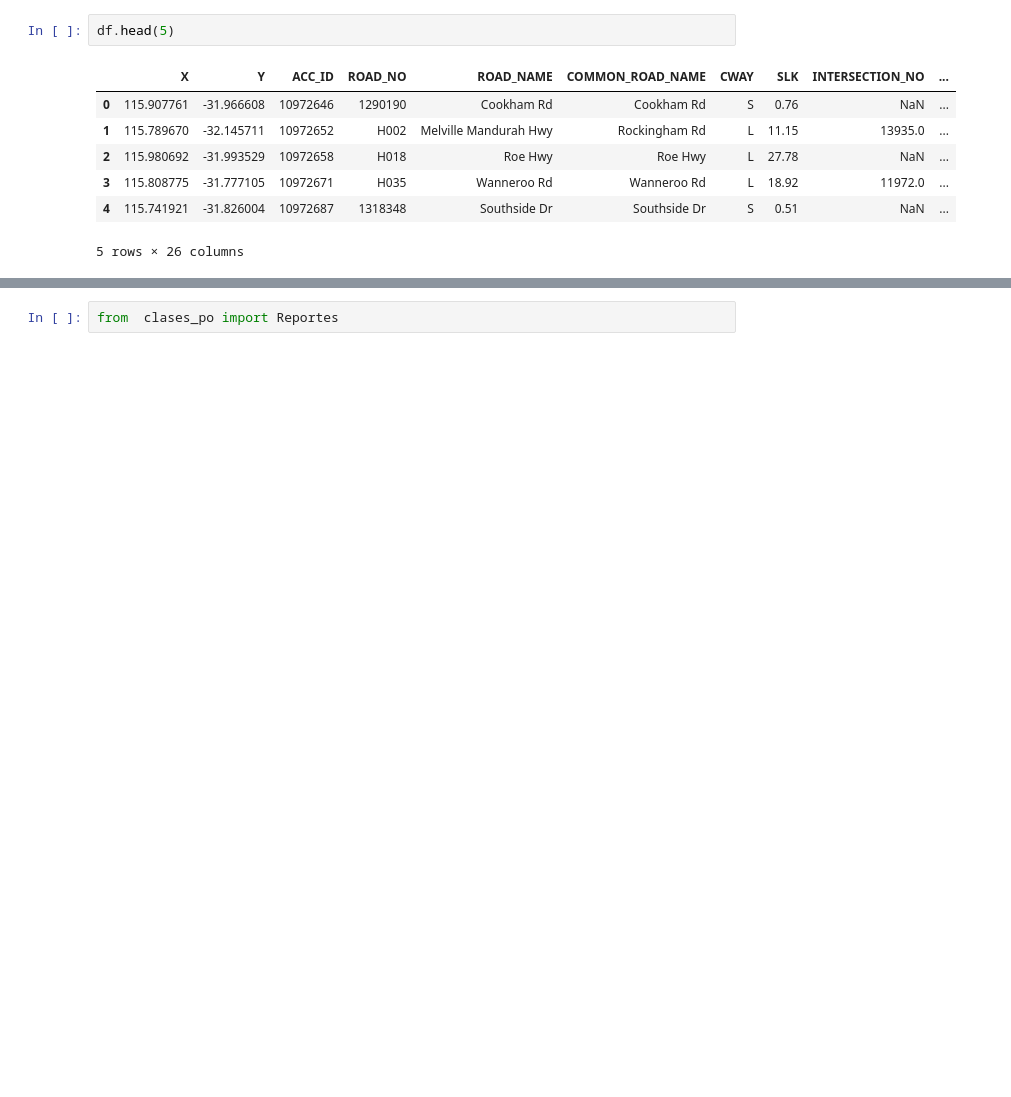
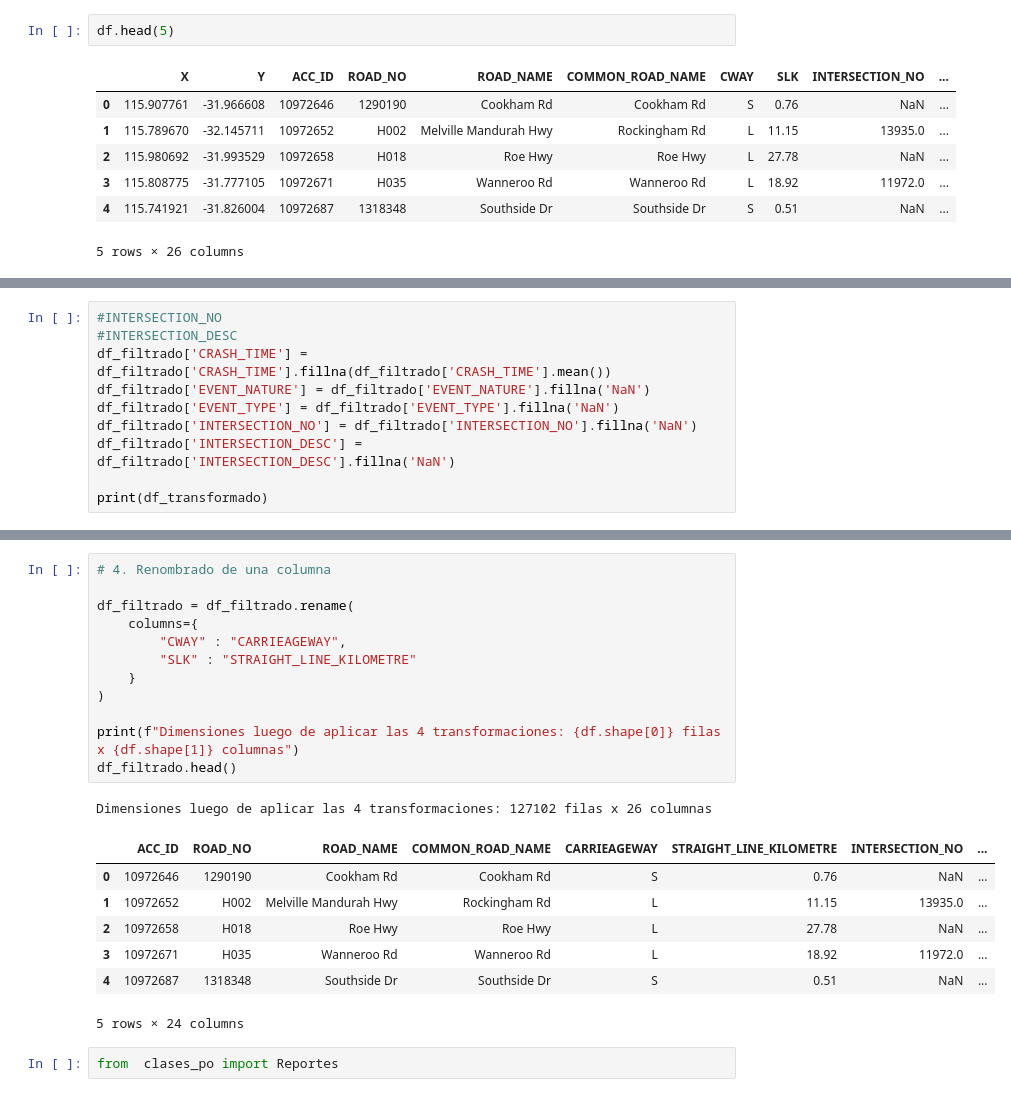
Before and after one commit to juanrenteria-ai/ML_2026_IUD, a Jupyter notebook: src/sincronicas/Semana_1SINC.ipynb, the cells around one changed output, grey strips where cells are left out. Drawn from its saved outputs; the diff is of its cells as text; blank space fills up the shorter version.

```diff
--- a/src/sincronicas/Semana_1SINC.ipynb
+++ b/src/sincronicas/Semana_1SINC.ipynb
@@ -31,0 +128,10 @@ df.head(5)
+# %%
+#INTERSECTION_NO
+#INTERSECTION_DESC
+df_filtrado['CRASH_TIME'] = df_filtrado['CRASH_TIME'].fillna(df_filtrado['CRASH_TIME'].mean())
+df_filtrado['EVENT_NATURE'] = df_filtrado['EVENT_NATURE'].fillna('NaN')
+df_filtrado['EVENT_TYPE'] = df_filtrado['EVENT_TYPE'].fillna('NaN')
+df_filtrado['INTERSECTION_NO'] = df_filtrado['INTERSECTION_NO'].fillna('NaN')
+df_filtrado['INTERSECTION_DESC'] = df_filtrado['INTERSECTION_DESC'].fillna('NaN')
+
+print(df_transformado)
@@ -32,2 +160,23 @@ df.head(5)
+# %%
+# 4. Renombrado de una columna
+
+df_filtrado = df_filtrado.rename(
+    columns={
+        "CWAY" : "CARRIEAGEWAY",
+        "SLK" : "STRAIGHT_LINE_KILOMETRE"
+    }
+)
+
+print(f"Dimensiones luego de aplicar las 4 transformaciones: {df.shape[0]} filas x {df.shape[1]} columnas")
+df_filtrado.head()
+# %% [output]
+Dimensiones luego de aplicar las 4 transformaciones: 127102 filas x 26 columnas
+|  | ACC_ID | ROAD_NO | ROAD_NAME | COMMON_ROAD_NAME | CARRIEAGEWAY | STRAIGHT_LINE_KILOMETRE | INTERSECTION_NO | ... |
+| 0 | 10972646 | 1290190 | Cookham Rd | Cookham Rd | S | 0.76 | NaN | ... |
+| 1 | 10972652 | H002 | Melville Mandurah Hwy | Rockingham Rd | L | 11.15 | 13935.0 | ... |
+| 2 | 10972658 | H018 | Roe Hwy | Roe Hwy | L | 27.78 | NaN | ... |
+| 3 | 10972671 | H035 | Wanneroo Rd | Wanneroo Rd | L | 18.92 | 11972.0 | ... |
+| 4 | 10972687 | 1318348 | Southside Dr | Southside Dr | S | 0.51 | NaN | ... |
+5 rows × 24 columns
 # %%
 from  clases_po import Reportes
```
Also changed, not shown: parts of 22 cells of this notebook, 2 other files.
